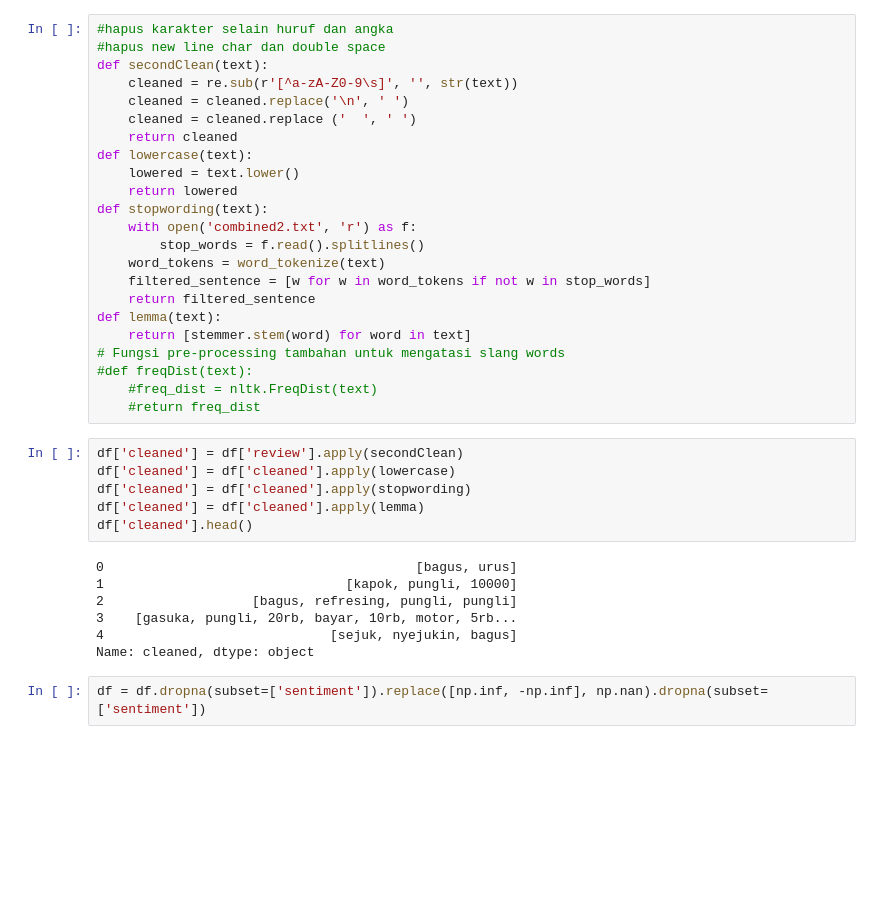
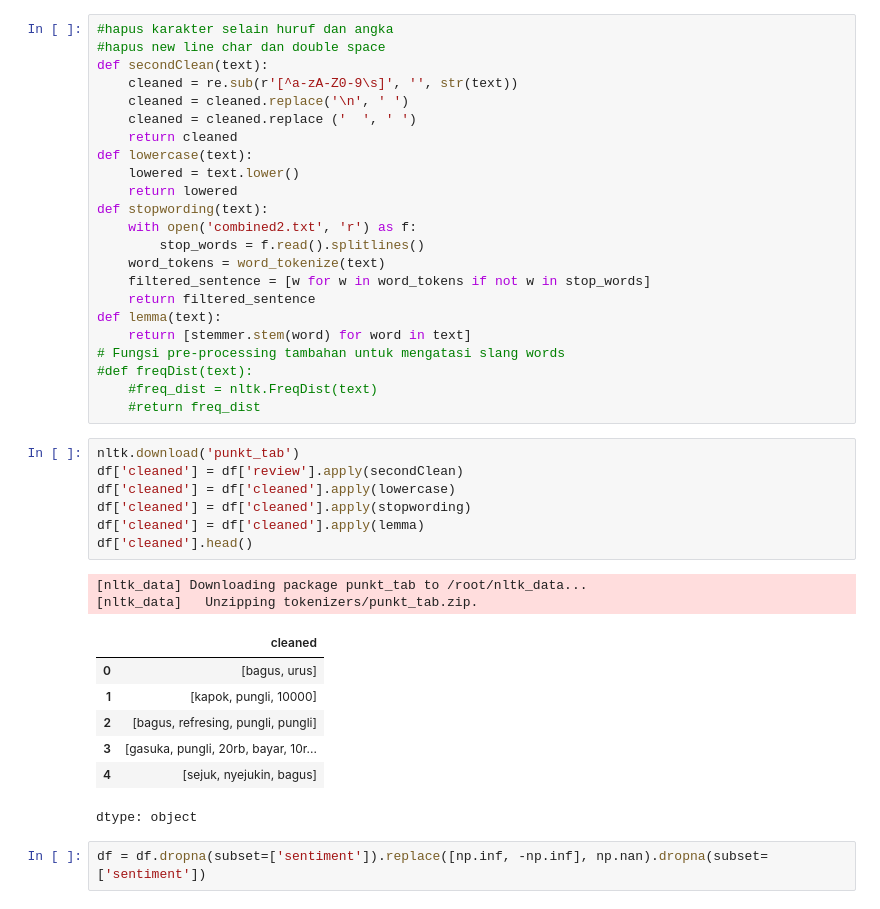
Before and after one commit to StarkPlague/ML-GnPancar-Sentiment-Analysis, a Jupyter notebook: pungli_sentiment_analysis.ipynb, the cells around one changed output. Saved outputs shown, nothing was run; the diff lists cells and outputs as text; blank space fills up the shorter version.

```diff
--- a/pungli_sentiment_analysis.ipynb
+++ b/pungli_sentiment_analysis.ipynb
@@ -44,18 +53,22 @@ def lemma(text):
     #freq_dist = nltk.FreqDist(text)
     #return freq_dist
 # %%
+nltk.download('punkt_tab')
 df['cleaned'] = df['review'].apply(secondClean)
 df['cleaned'] = df['cleaned'].apply(lowercase)
 df['cleaned'] = df['cleaned'].apply(stopwording)
 df['cleaned'] = df['cleaned'].apply(lemma)
 df['cleaned'].head()
 # %% [output]
-0                                        [bagus, urus]
-1                               [kapok, pungli, 10000]
-2                   [bagus, refresing, pungli, pungli]
-3    [gasuka, pungli, 20rb, bayar, 10rb, motor, 5rb...
-4                             [sejuk, nyejukin, bagus]
-Name: cleaned, dtype: object
+[nltk_data] Downloading package punkt_tab to /root/nltk_data...
+[nltk_data]   Unzipping tokenizers/punkt_tab.zip.
+|  | cleaned |
+| 0 | [bagus, urus] |
+| 1 | [kapok, pungli, 10000] |
+| 2 | [bagus, refresing, pungli, pungli] |
+| 3 | [gasuka, pungli, 20rb, bayar, 10r... |
+| 4 | [sejuk, nyejukin, bagus] |
+dtype: object
 # %%
 df = df.dropna(subset=['sentiment']).replace([np.inf, -np.inf], np.nan).dropna(subset=['sentiment'])
 # %%
```
Also changed, not shown: parts of 6 cells of this notebook.
